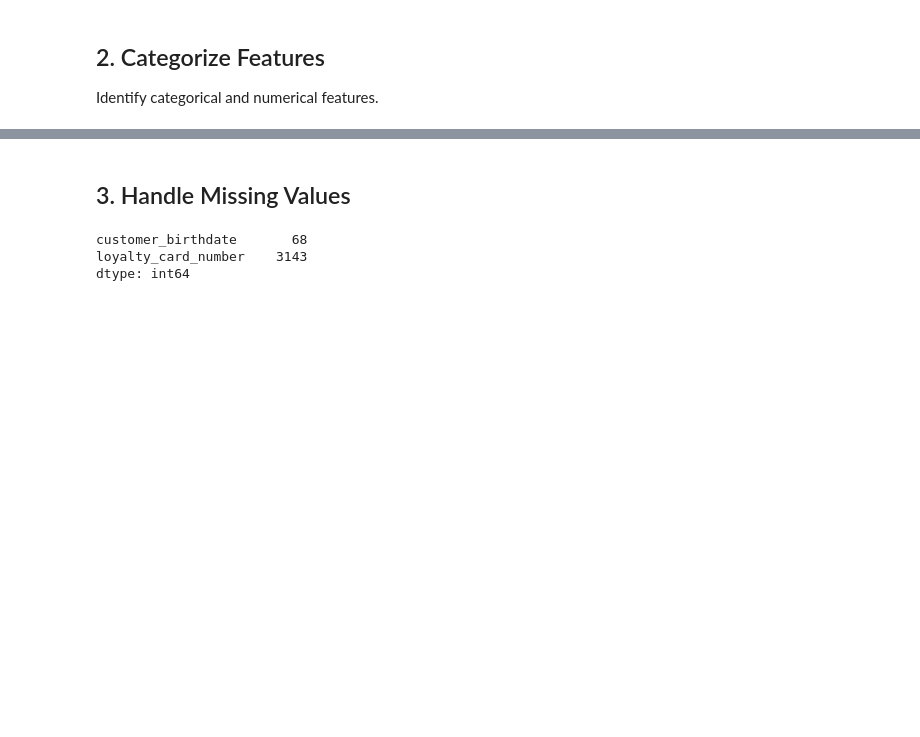
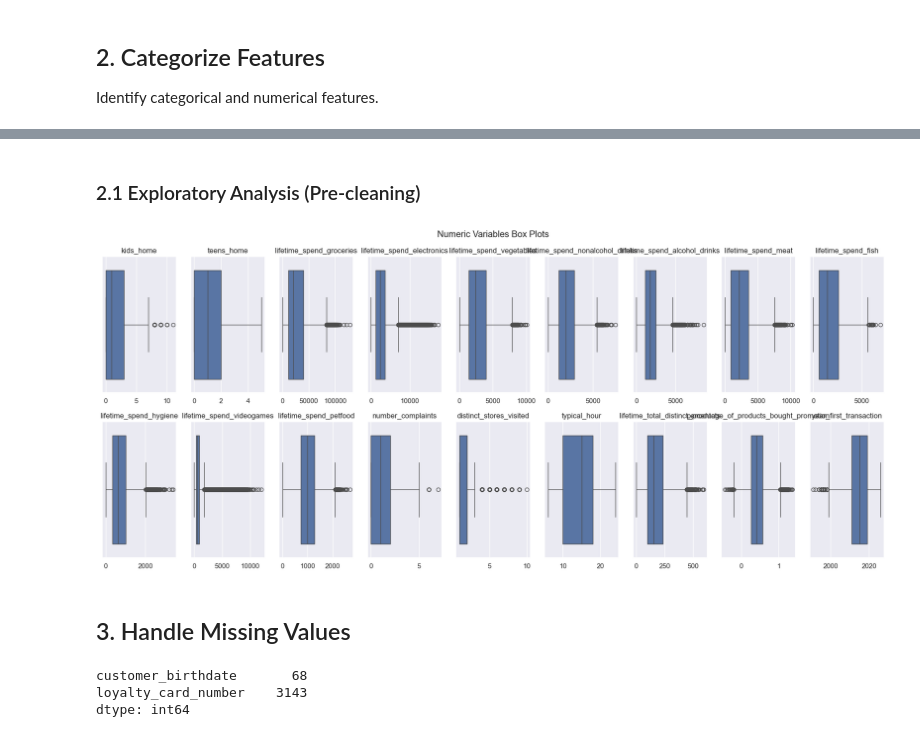
Before and after one commit to MateusAMP2119/CS-Project, a Jupyter notebook: 2_preprocessing.ipynb, the cells around one changed output, grey strips where cells are left out. Drawn from its saved outputs; the diff is of its cells as text; code cells hidden in the pictures; blank space fills up the shorter version.

```diff
--- a/2_preprocessing.ipynb
+++ b/2_preprocessing.ipynb
@@ -28,0 +31,5 @@ Data loaded. Shape: (16978, 25)
+# %%
+# Check for duplicates
+print(f"Duplicates found: {df.duplicated().sum()}")
+df.drop_duplicates(inplace=True)
+print(f"Shape after removing duplicates: {df.shape}")
@@ -64,3 +96,27 @@ Numerical Features: ['kids_home', 'teens_home', 'lifetime_spend_groceries', 'lif
+# %% [markdown]
+### 2.1 Exploratory Analysis (Pre-cleaning)
+# %%
+import matplotlib.pyplot as plt
+import seaborn as sns
+sns.set()
+
+def plot_multiple_boxplots(data, feats, title="Numeric Variables Box Plots", figsize=(18, 8)):
+    from math import ceil
+    fig, axes = plt.subplots(2, ceil(len(feats) / 2), figsize=figsize)
+    for ax, feat in zip(axes.flatten(), feats):
+        if feat in data.columns:
+            sns.boxplot(x=data[feat], ax=ax)
+            ax.set_title(feat)
+            ax.set_xlabel("")
+    plt.suptitle(title)
+    plt.tight_layout()
+    plt.show()
+
+# Use numerical_cols for plotting, filtering out location data if desired
+plot_cols = [c for c in numerical_cols if 'latitude' not in c and 'longitude' not in c]
+plot_multiple_boxplots(df, plot_cols)
+# %% [output]
+[figure, added]
 # %% [markdown]
 ## 3. Handle Missing Values
 # %%
```
Also changed, not shown: parts of 11 cells of this notebook, 5 other files.
